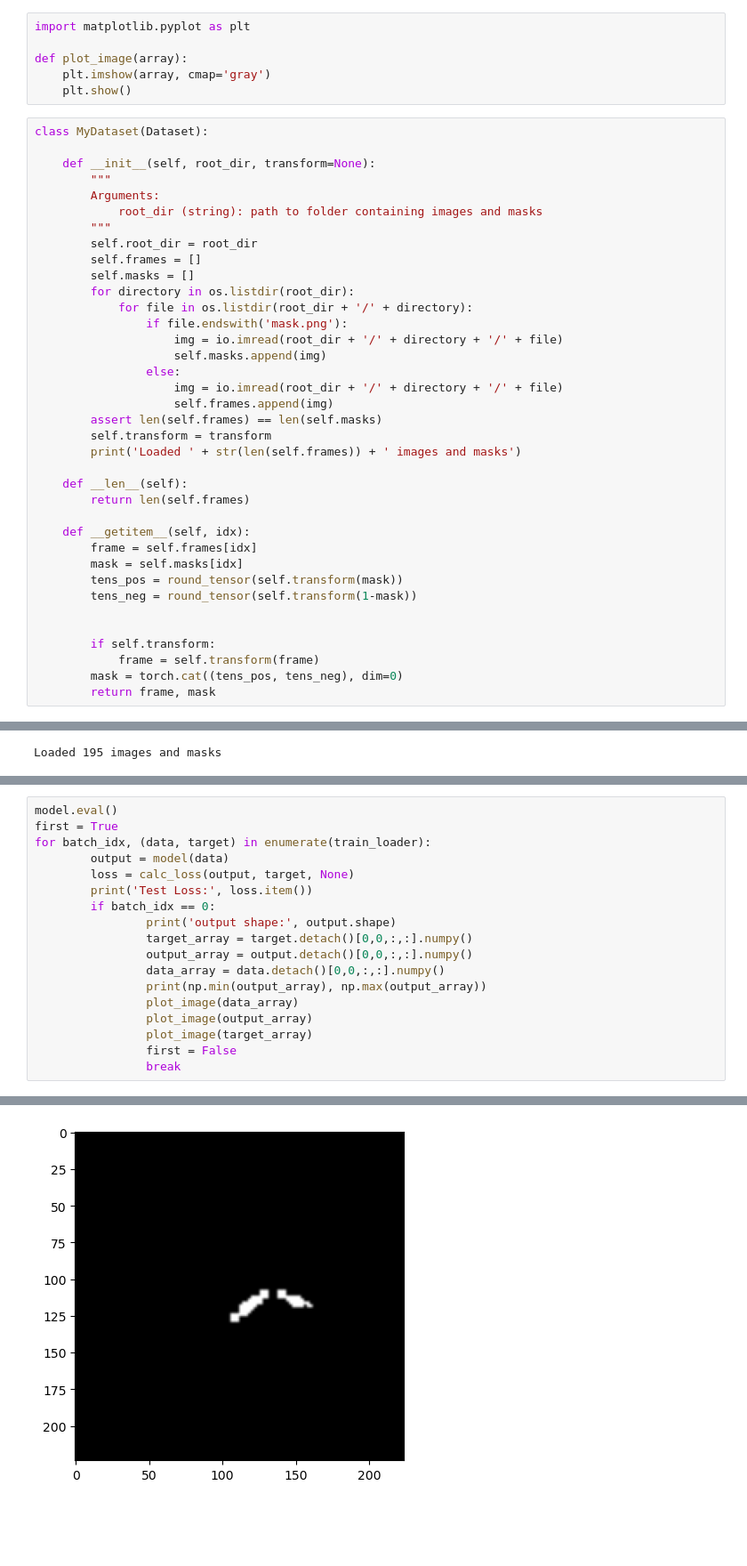
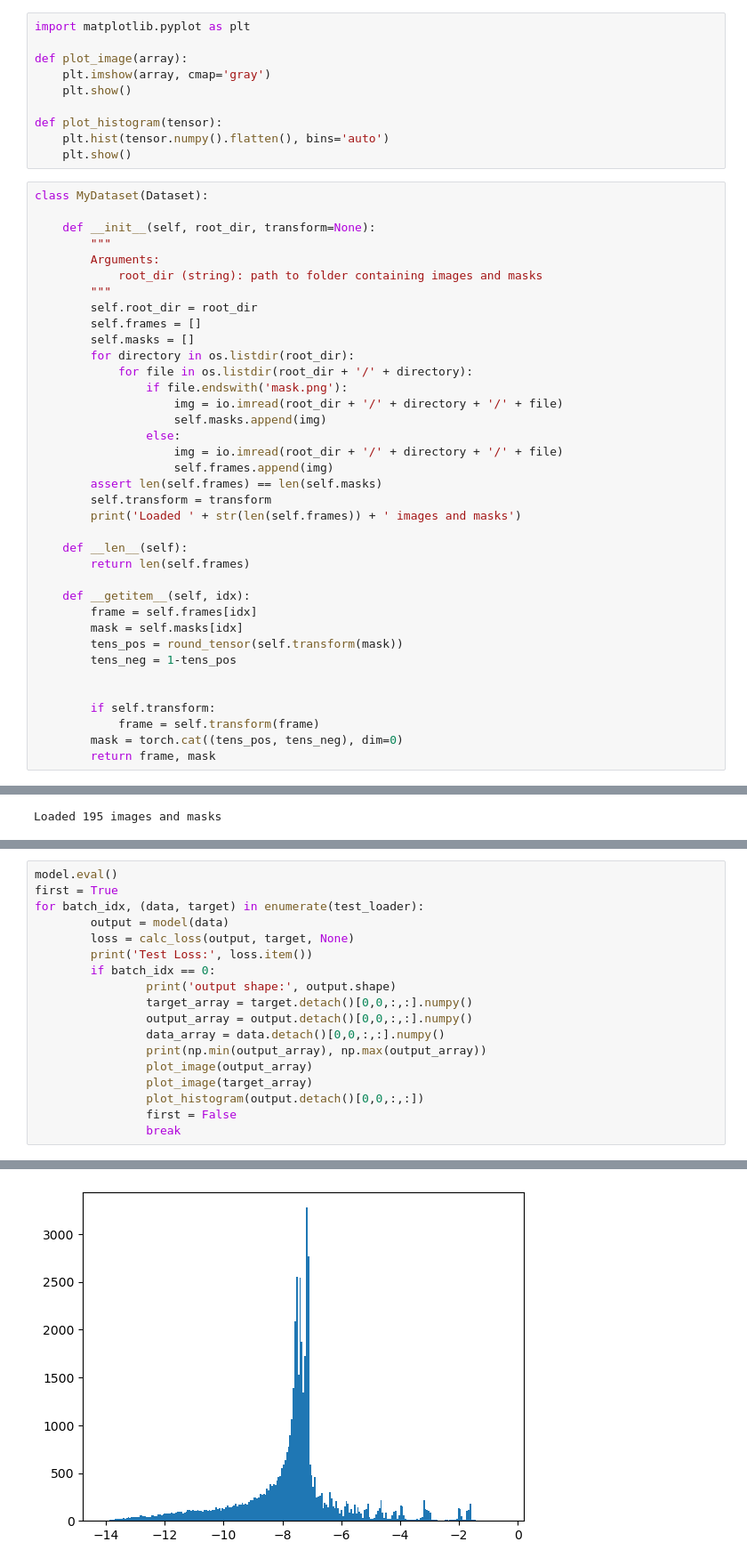
Before and after one commit to zytros/HS23, a Jupyter notebook: AML/task3/uNet/uNet.ipynb, the cells around one changed output, grey strips where cells are left out. Shown at 89% size. Drawn from its saved outputs; the diff is of its cells as text; blank space fills up the shorter version.

```diff
--- a/AML/task3/uNet/uNet.ipynb
+++ b/AML/task3/uNet/uNet.ipynb
@@ -18,6 +18,10 @@ import matplotlib.pyplot as plt
 def plot_image(array):
     plt.imshow(array, cmap='gray')
     plt.show()
+
+def plot_histogram(tensor):
+    plt.hist(tensor.numpy().flatten(), bins='auto')
+    plt.show()
 # %%
 class MyDataset(Dataset):
 
@@ -48,7 +52,7 @@ class MyDataset(Dataset):
         frame = self.frames[idx]
         mask = self.masks[idx]
         tens_pos = round_tensor(self.transform(mask))
-        tens_neg = round_tensor(self.transform(1-mask))
+        tens_neg = 1-tens_pos
 
 
         if self.transform:
@@ -307,7 +319,7 @@ device: cpu
 # %%
 model.eval()
 first = True
-for batch_idx, (data, target) in enumerate(train_loader):
+for batch_idx, (data, target) in enumerate(test_loader):
         output = model(data)
         loss = calc_loss(output, target, None)
         print('Test Loss:', loss.item())
@@ -317,9 +329,9 @@ for batch_idx, (data, target) in enumerate(train_loader):
                 output_array = output.detach()[0,0,:,:].numpy()
                 data_array = data.detach()[0,0,:,:].numpy()
                 print(np.min(output_array), np.max(output_array))
-                plot_image(data_array)
                 plot_image(output_array)
                 plot_image(target_array)
+                plot_histogram(output.detach()[0,0,:,:])
                 first = False
                 break
 # %% [output]
@@ -331 +343 @@ output shape: torch.Size([24, 1, 224, 224])
-[figure, old version]
+[figure, new version]
```
Also changed, not shown: parts of 4 cells of this notebook, 8 other files.
